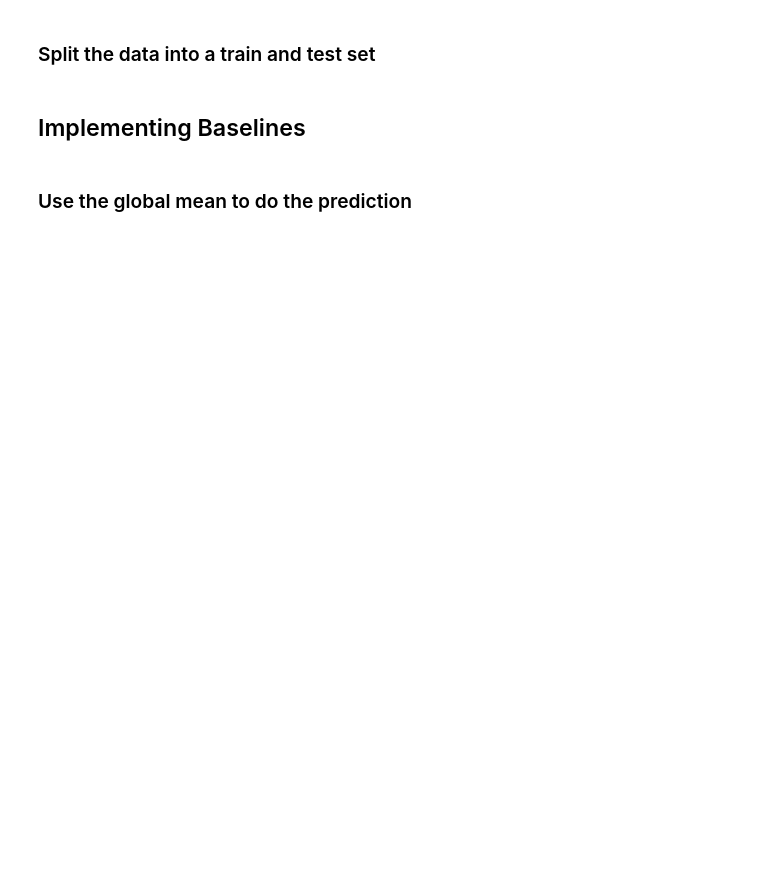
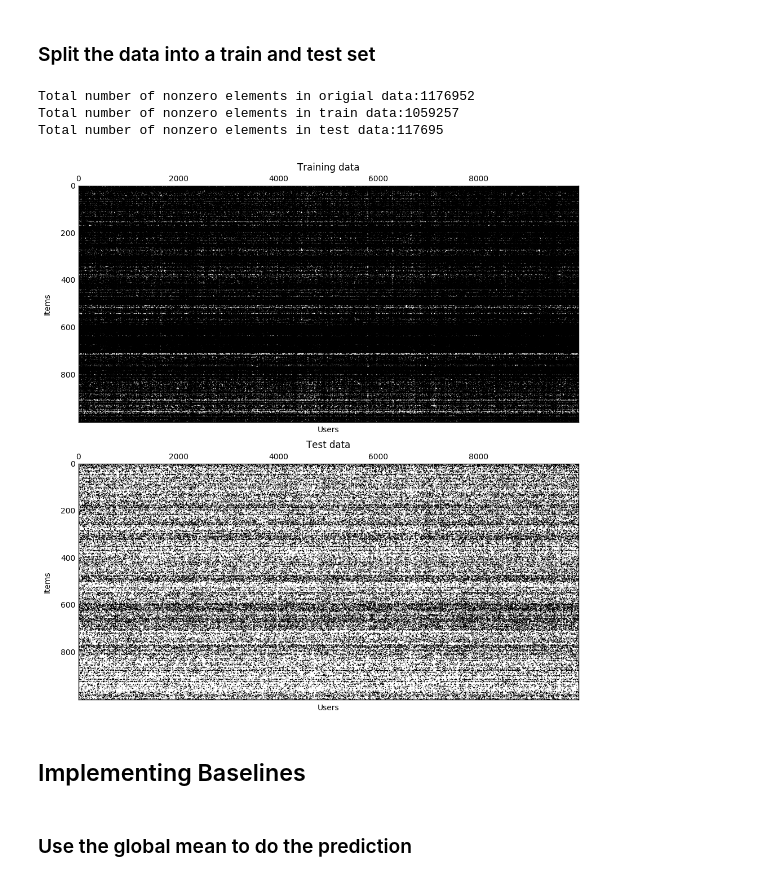
Before and after one commit to zifeo/Deep-Recommender-System, a Jupyter notebook: exercices/ex10.ipynb, the cells around one changed output. Saved outputs shown, nothing was run; the diff lists cells and outputs as text; code cells hidden in the pictures; blank space fills up the shorter version.

```diff
--- a/exercices/ex10.ipynb
+++ b/exercices/ex10.ipynb
@@ -62,9 +67,14 @@ def split_data(ratings, num_items_per_user, num_users_per_item,
 # %%
 from plots import plot_train_test_data
 
 valid_ratings, train, test = split_data(
-    ratings, num_items_per_user, num_users_per_item, min_num_ratings=10, p_test=0.1)
+    ratings, num_items_per_user, num_users_per_item, min_num_ratings=0, p_test=0.1)
 plot_train_test_data(train, test)
+# %% [output]
+Total number of nonzero elements in origial data:1176952
+Total number of nonzero elements in train data:1059257
+Total number of nonzero elements in test data:117695
+[figure, added]
 # %% [markdown]
 ## Implementing Baselines
 # %% [markdown]
```
Also changed, not shown: parts of 18 cells of this notebook.
